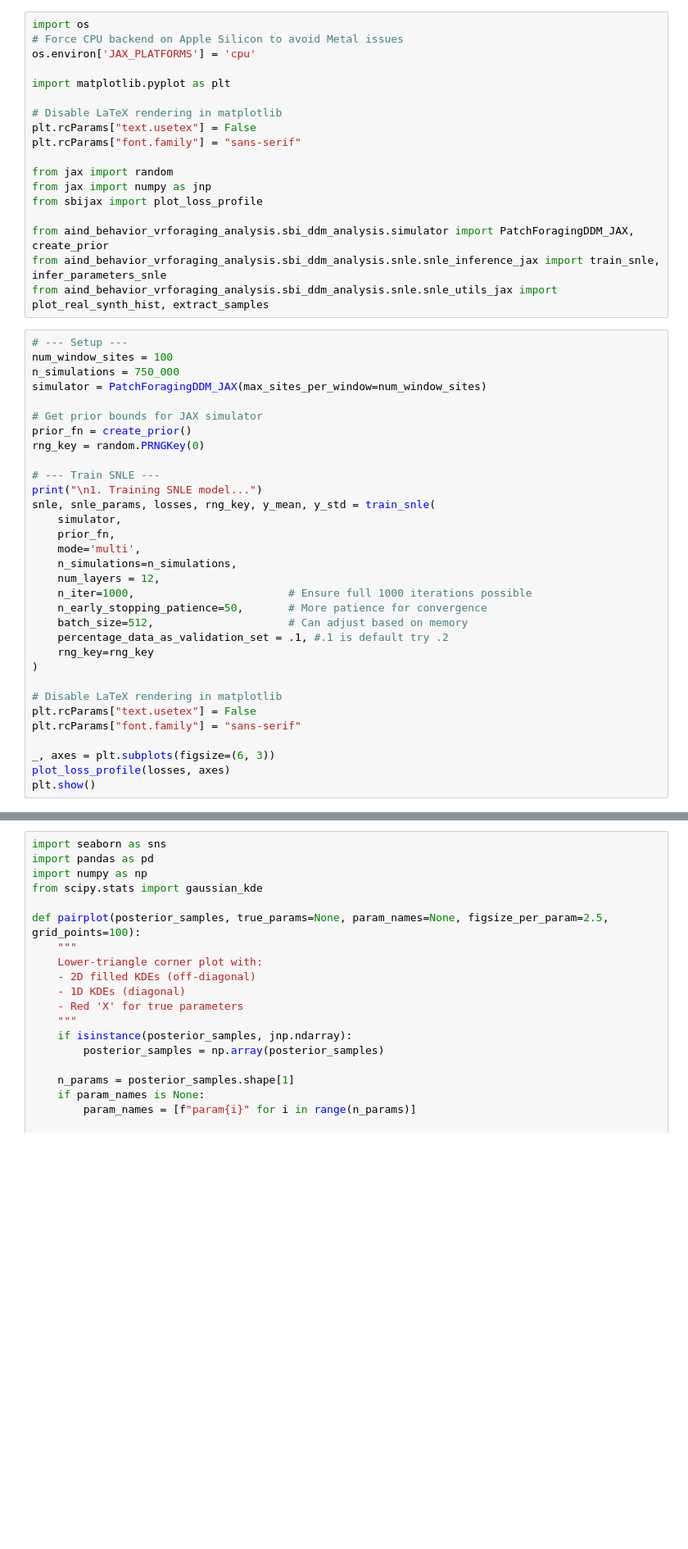
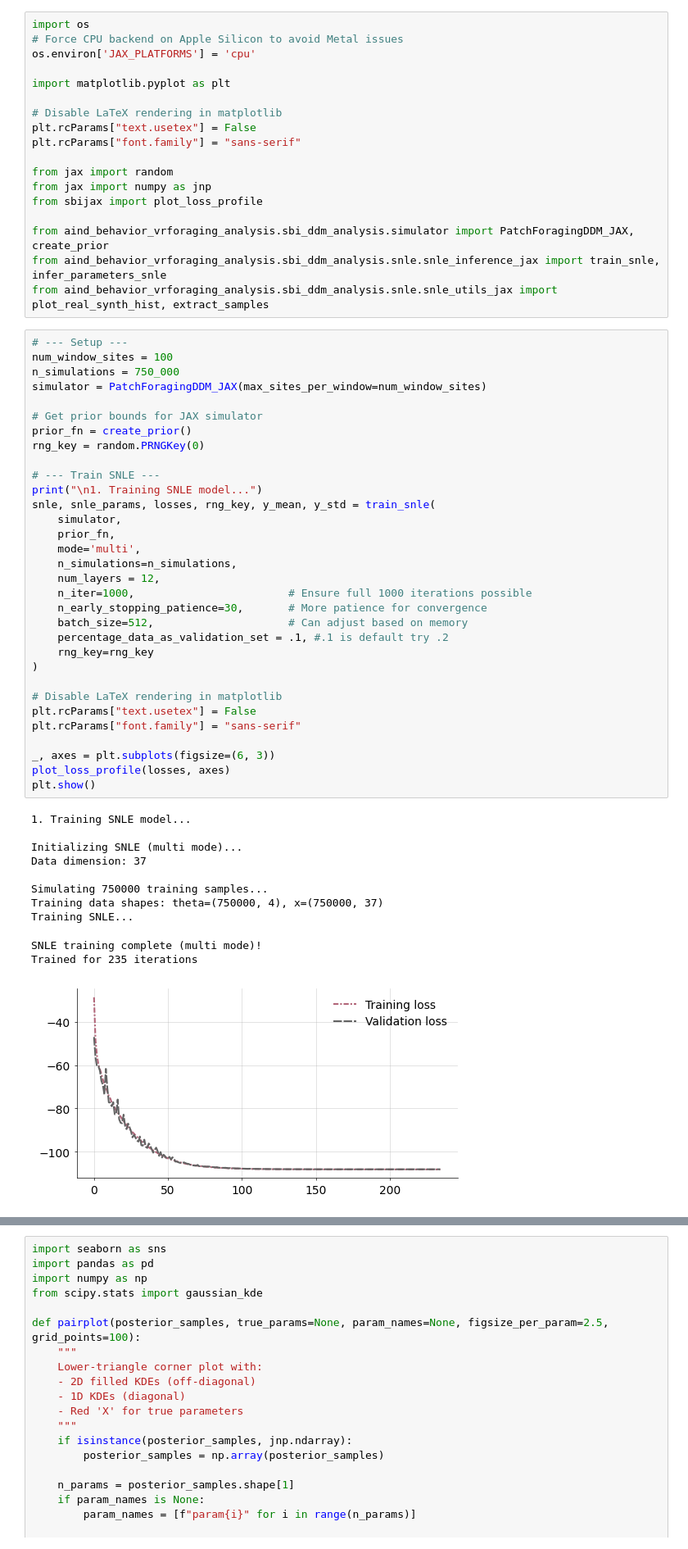
Before and after one commit to lauradriscoll/Aind.Behavior.VrForaging.Analysis, a Jupyter notebook: src/aind_behavior_vrforaging_analysis/sbi_ddm_analysis/snle/notebooks/snle_multi_patch_jax.ipynb, the cells around one changed output, grey strips where cells are left out. Shown at 82% size. Drawn from its saved outputs; the diff is of its cells as text; blank space fills up the shorter version.

```diff
--- a/src/aind_behavior_vrforaging_analysis/sbi_ddm_analysis/snle/notebooks/snle_multi_patch_jax.ipynb
+++ b/src/aind_behavior_vrforaging_analysis/sbi_ddm_analysis/snle/notebooks/snle_multi_patch_jax.ipynb
@@ -20,33 +20,45 @@ from aind_behavior_vrforaging_analysis.sbi_ddm_analysis.snle.snle_utils_jax impo
 # --- Setup ---
 num_window_sites = 100
 n_simulations = 750_000
 simulator = PatchForagingDDM_JAX(max_sites_per_window=num_window_sites)
 
 # Get prior bounds for JAX simulator
 prior_fn = create_prior()
 rng_key = random.PRNGKey(0)
 
 # --- Train SNLE ---
 print("\n1. Training SNLE model...")
 snle, snle_params, losses, rng_key, y_mean, y_std = train_snle(
     simulator,
     prior_fn,
     mode='multi',
     n_simulations=n_simulations,
     num_layers = 12,
     n_iter=1000,                        # Ensure full 1000 iterations possible
-    n_early_stopping_patience=50,       # More patience for convergence
+    n_early_stopping_patience=30,       # More patience for convergence
     batch_size=512,                     # Can adjust based on memory
     percentage_data_as_validation_set = .1, #.1 is default try .2
     rng_key=rng_key
 )
 
 # Disable LaTeX rendering in matplotlib
 plt.rcParams["text.usetex"] = False
 plt.rcParams["font.family"] = "sans-serif"
 
 _, axes = plt.subplots(figsize=(6, 3))
 plot_loss_profile(losses, axes)
 plt.show()
+# %% [output]
+1. Training SNLE model...
+
+Initializing SNLE (multi mode)...
+Data dimension: 37
+
+Simulating 750000 training samples...
+Training data shapes: theta=(750000, 4), x=(750000, 37)
+Training SNLE...
+SNLE training complete (multi mode)!
+Trained for 235 iterations
+[figure, added]
 # %%
 losses
```
Also changed, not shown: parts of 12 cells of this notebook, 9 other files.
